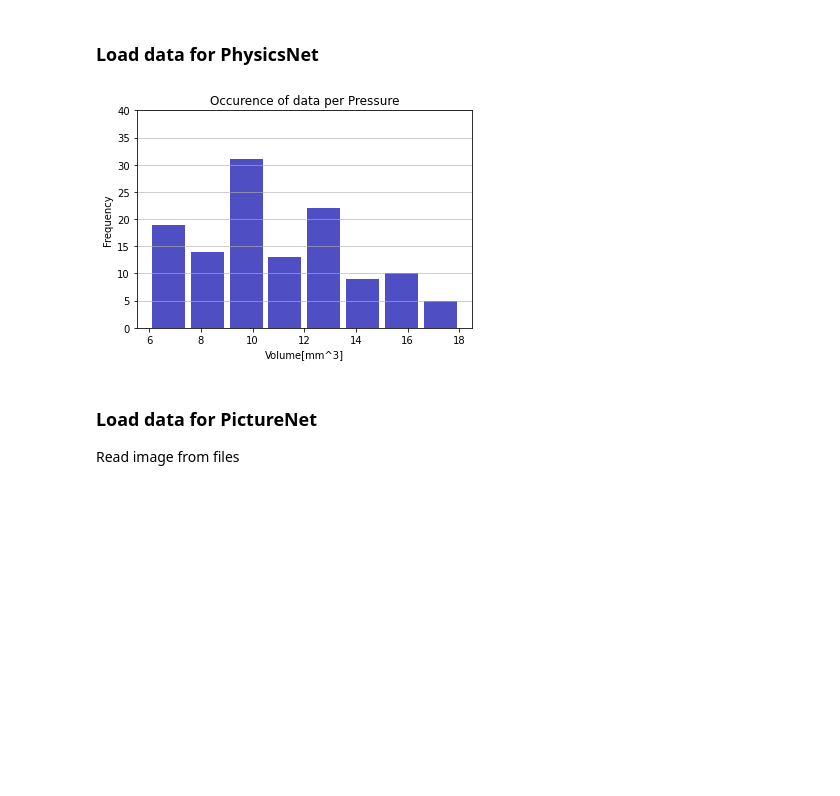
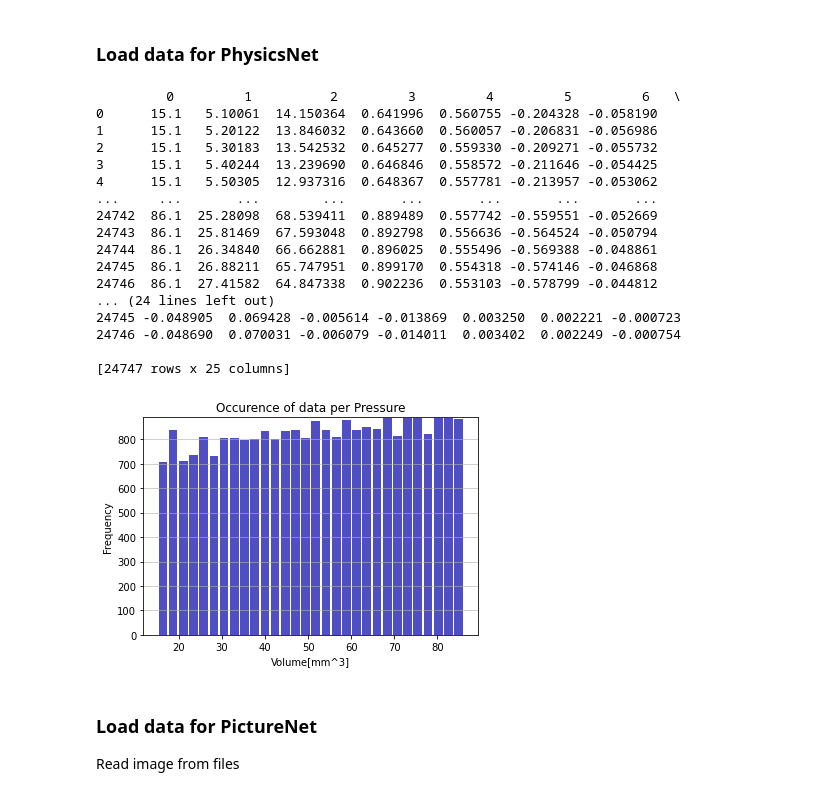
Before and after one commit to ShaoKAi100812/Pendant_Drop_Tensiometry_Prediction, a Jupyter notebook: main_spline.ipynb, the cells around one changed output. Drawn from its saved outputs; the diff is of its cells as text; code cells hidden in the pictures; blank space fills up the shorter version.

Commit message:
Chore: fix batch picturenet and enlarge text in graphs

```diff
--- a/main_spline.ipynb
+++ b/main_spline.ipynb
@@ -95,9 +95,9 @@ class DataSplit:
 # %%
 data_matrix = df = pd.DataFrame()
 
-data_matrix = pd.read_csv("Data_folder/Spline.csv", header= None)
+data_matrix = pd.read_csv("Data_folder/Data_Spline/Spline.csv", header= None)
 
-#print(data_matrix)
+print(data_matrix)
 
 
 # Make the droplet dataset class based on data_matrix
@@ -107,39 +107,56 @@ class Droplet_data_set(Dataset):
         y = data_matrix.iloc[0:,0:2].values
         # x = np.random.normal(x,0.01)
         #y0 is surface tension y1 is pressure
-        y0 = data_matrix.iloc[:,0].values
-        y1 = data_matrix.iloc[:,1].values
+        y0 = data_matrix.iloc[0:,0].values
+        y1 = data_matrix.iloc[0:,1].values
 
         # Add normalization for x
         # x = preprocessing.normalize(x)
         # y = preprocessing.normalize(y, axis = 0,norm='l2')
-        n, bins, patches = plt.hist(x=y1, bins='auto', color='#0504aa',
+        n, bins, patches = plt.hist(x=y0, bins='auto', color='#0504aa',
                                     alpha=0.7, rwidth=0.85)
         plt.grid(axis='y', alpha=0.75)
         plt.xlabel('Volume[mm^3]')
         plt.ylabel('Frequency')
         plt.title('Occurence of data per Pressure')
 
         maxfreq = n.max()
         # Set a clean upper y-axis limit.
         plt.ylim(ymax=np.ceil(maxfreq / 10) * 10 if maxfreq % 10 else maxfreq + 10)
 
         self.x_train = torch.tensor(x,dtype=torch.float32)
         self.y_train = torch.tensor(y,dtype=torch.float32)
 
     def __getitem__(self, idx):
         return self.x_train[idx],self.y_train[idx]
 
     def __len__(self):
          return len(self.y_train)
 
 my_data_set = Droplet_data_set()
 
 # Split the single dataset into 3 datasets for training, test and validation.
 split = DataSplit(my_data_set, shuffle=True)
 train_loader, val_loader, test_loader = split.get_split(batch_size=64, num_workers=0)
 # %% [output]
+         0         1          2         3         4         5         6   \
+0      15.1   5.10061  14.150364  0.641996  0.560755 -0.204328 -0.058190
+1      15.1   5.20122  13.846032  0.643660  0.560057 -0.206831 -0.056986
+2      15.1   5.30183  13.542532  0.645277  0.559330 -0.209271 -0.055732
+3      15.1   5.40244  13.239690  0.646846  0.558572 -0.211646 -0.054425
+4      15.1   5.50305  12.937316  0.648367  0.557781 -0.213957 -0.053062
+...     ...       ...        ...       ...       ...       ...       ...
+24742  86.1  25.28098  68.539411  0.889489  0.557742 -0.559551 -0.052669
+24743  86.1  25.81469  67.593048  0.892798  0.556636 -0.564524 -0.050794
+24744  86.1  26.34840  66.662881  0.896025  0.555496 -0.569388 -0.048861
+24745  86.1  26.88211  65.747951  0.899170  0.554318 -0.574146 -0.046868
+24746  86.1  27.41582  64.847338  0.902236  0.553103 -0.578799 -0.044812
+... (24 lines left out)
+24745 -0.048905  0.069428 -0.005614 -0.013869  0.003250  0.002221 -0.000723
+24746 -0.048690  0.070031 -0.006079 -0.014011  0.003402  0.002249 -0.000754
+
+[24747 rows x 25 columns]
-[figure, old version]
+[figure, new version]
 # %% [markdown]
 ### Load data for PictureNet
 Read image from files
```
Also changed, not shown: parts of 11 cells of this notebook.
